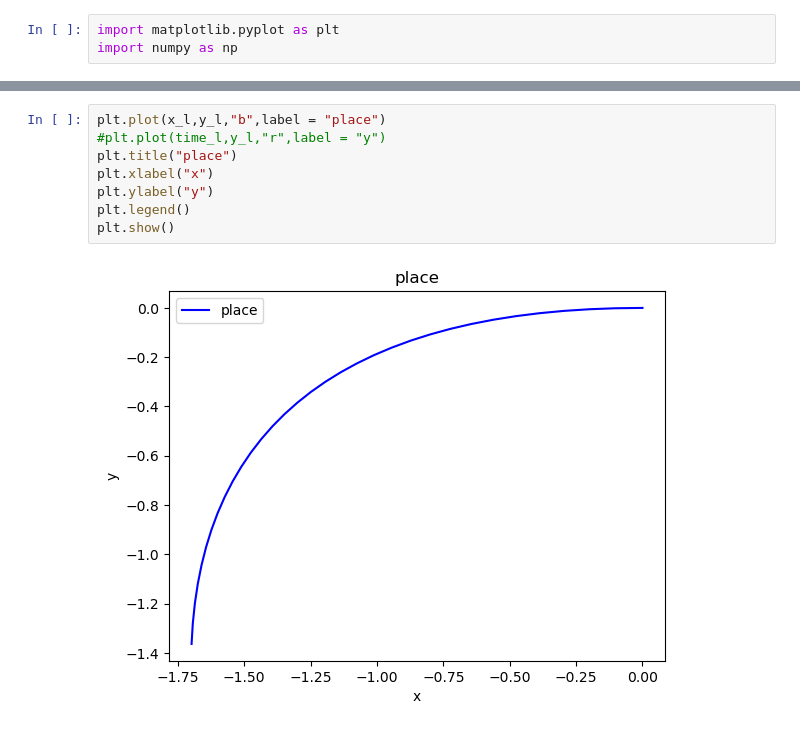
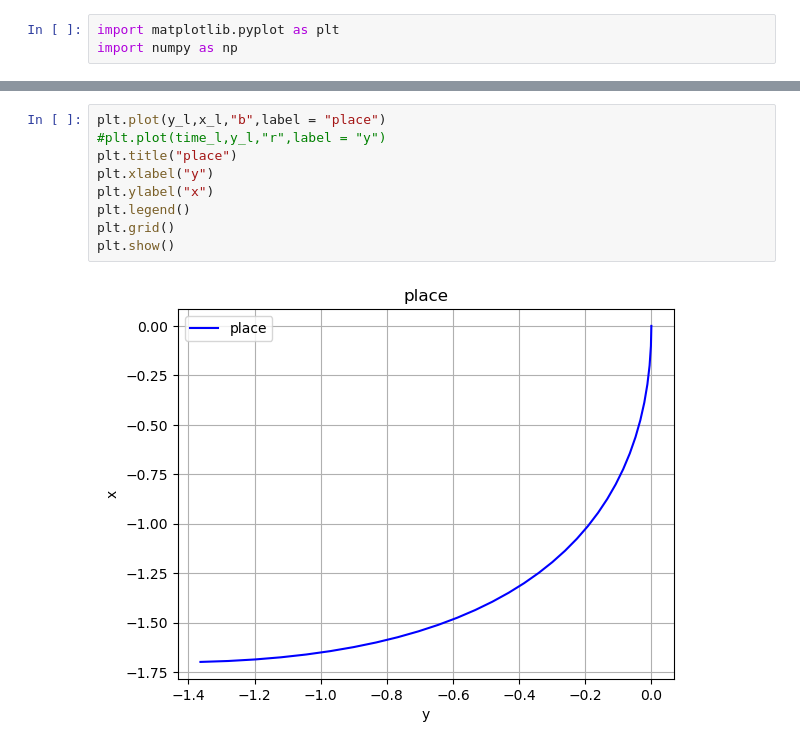
Before and after one commit to InitRobot/XNWYMRM_self_define_control, a Jupyter notebook: SDK_get_msg/plot_moving.ipynb, the cells around one changed output, grey strips where cells are left out. Drawn from its saved outputs; the diff is of its cells as text.

```diff
--- a/SDK_get_msg/plot_moving.ipynb
+++ b/SDK_get_msg/plot_moving.ipynb
@@ -27,10 +28,11 @@ plt.show()
 # %%
-plt.plot(x_l,y_l,"b",label = "place")
+plt.plot(y_l,x_l,"b",label = "place")
 #plt.plot(time_l,y_l,"r",label = "y")
 plt.title("place")
-plt.xlabel("x")
-plt.ylabel("y")
+plt.xlabel("y")
+plt.ylabel("x")
 plt.legend()
+plt.grid()
 plt.show()
 # %% [output]
-[figure, old version]
+[figure, new version]
```
Also changed, not shown: parts of 1 cell of this notebook.
